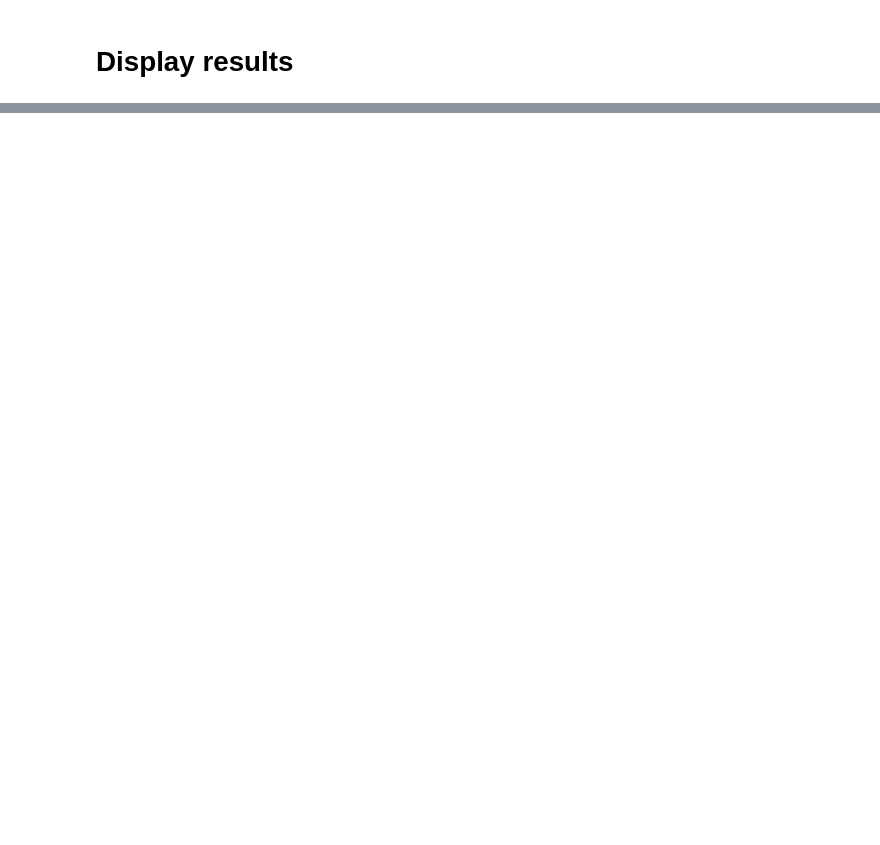
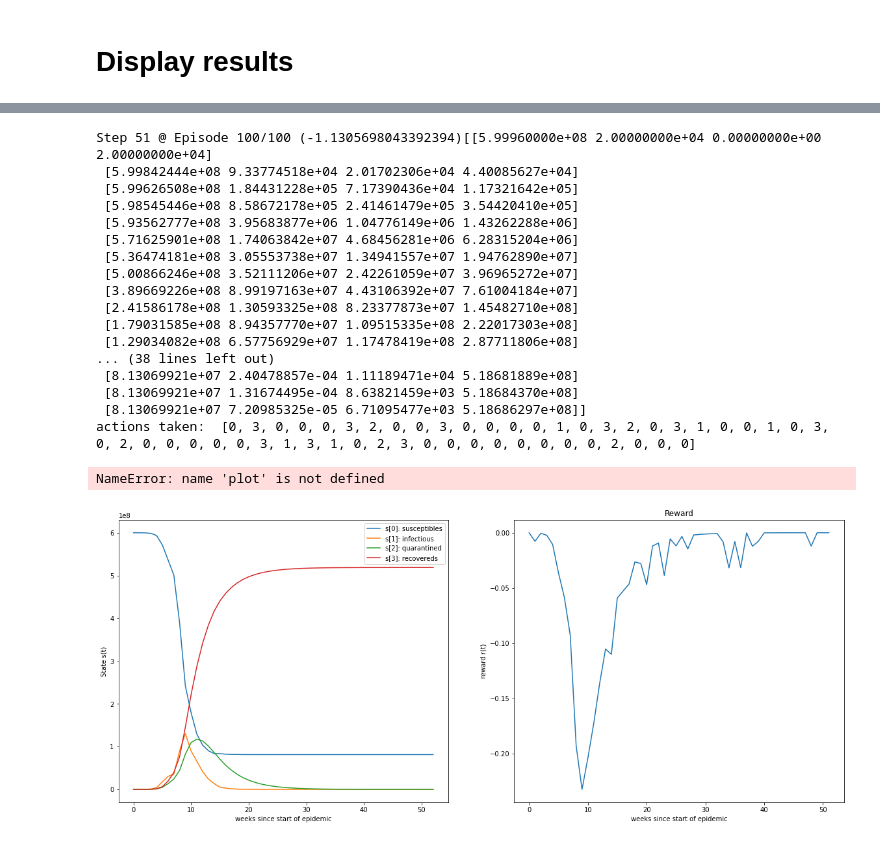
Before and after one commit to erolm-a/ai-coursework-2020, a Jupyter notebook: notebooks/run_rbf.ipynb, the cells around one changed output, grey strips where cells are left out. Saved outputs shown, nothing was run; the diff lists cells and outputs as text; code cells hidden in the pictures; blank space fills up the shorter version.

```diff
--- a/notebooks/run_rbf.ipynb
+++ b/notebooks/run_rbf.ipynb
@@ -417,0 +638,44 @@ total reward -1.80995902517328
+# %%
+## Not Q-Learning
+env = virl.Epidemic(stochastic=True, noisy=False)
+
+approximator_dl = FunctionApproximator(eta0=0.01)
+stats = reinforce(env, approximator_dl, 100)
+
+fig, axes = plt.subplots(1, 2, figsize=(20, 8))
+labels = ['s[0]: susceptibles', 's[1]: infectious', 's[2]: quarantined', 's[3]: recovereds']
+print(states)
+states = np.array(states)
+for i in range(4):
+    axes[0].plot(states[:,i], label=labels[i]);
+axes[0].set_xlabel('weeks since start of epidemic')
+axes[0].set_ylabel('State s(t)')
+axes[0].legend()
+axes[1].plot(rewards);
+axes[1].set_title('Reward')
+axes[1].set_xlabel('weeks since start of epidemic')
+axes[1].set_ylabel('reward r(t)')
+
+print('actions taken: ', action_taken)
+
+plot(states, rewards, action_taken)
+# %% [output]
+Step 51 @ Episode 100/100 (-1.1305698043392394)[[5.99960000e+08 2.00000000e+04 0.00000000e+00 2.00000000e+04]
+ [5.99842444e+08 9.33774518e+04 2.01702306e+04 4.40085627e+04]
+ [5.99626508e+08 1.84431228e+05 7.17390436e+04 1.17321642e+05]
+ [5.98545446e+08 8.58672178e+05 2.41461479e+05 3.54420410e+05]
+ [5.93562777e+08 3.95683877e+06 1.04776149e+06 1.43262288e+06]
+ [5.71625901e+08 1.74063842e+07 4.68456281e+06 6.28315204e+06]
+ [5.36474181e+08 3.05553738e+07 1.34941557e+07 1.94762890e+07]
+ [5.00866246e+08 3.52111206e+07 2.42261059e+07 3.96965272e+07]
+ [3.89669226e+08 8.99197163e+07 4.43106392e+07 7.61004184e+07]
+ [2.41586178e+08 1.30593325e+08 8.23377873e+07 1.45482710e+08]
+ [1.79031585e+08 8.94357770e+07 1.09515335e+08 2.22017303e+08]
+ [1.29034082e+08 6.57756929e+07 1.17478419e+08 2.87711806e+08]
+... (38 lines left out)
+ [8.13069921e+07 2.40478857e-04 1.11189471e+04 5.18681889e+08]
+ [8.13069921e+07 1.31674495e-04 8.63821459e+03 5.18684370e+08]
+ [8.13069921e+07 7.20985325e-05 6.71095477e+03 5.18686297e+08]]
+actions taken:  [0, 3, 0, 0, 0, 3, 2, 0, 0, 3, 0, 0, 0, 0, 1, 0, 3, 2, 0, 3, 1, 0, 0, 1, 0, 3, 0, 2, 0, 0, 0, 0, 0, 3, 1, 3, 1, 0, 2, 3, 0, 0, 0, 0, 0, 0, 0, 0, 2, 0, 0, 0]
+NameError: name 'plot' is not defined
+[figure, added]
```
Also changed, not shown: parts of 17 cells of this notebook.
